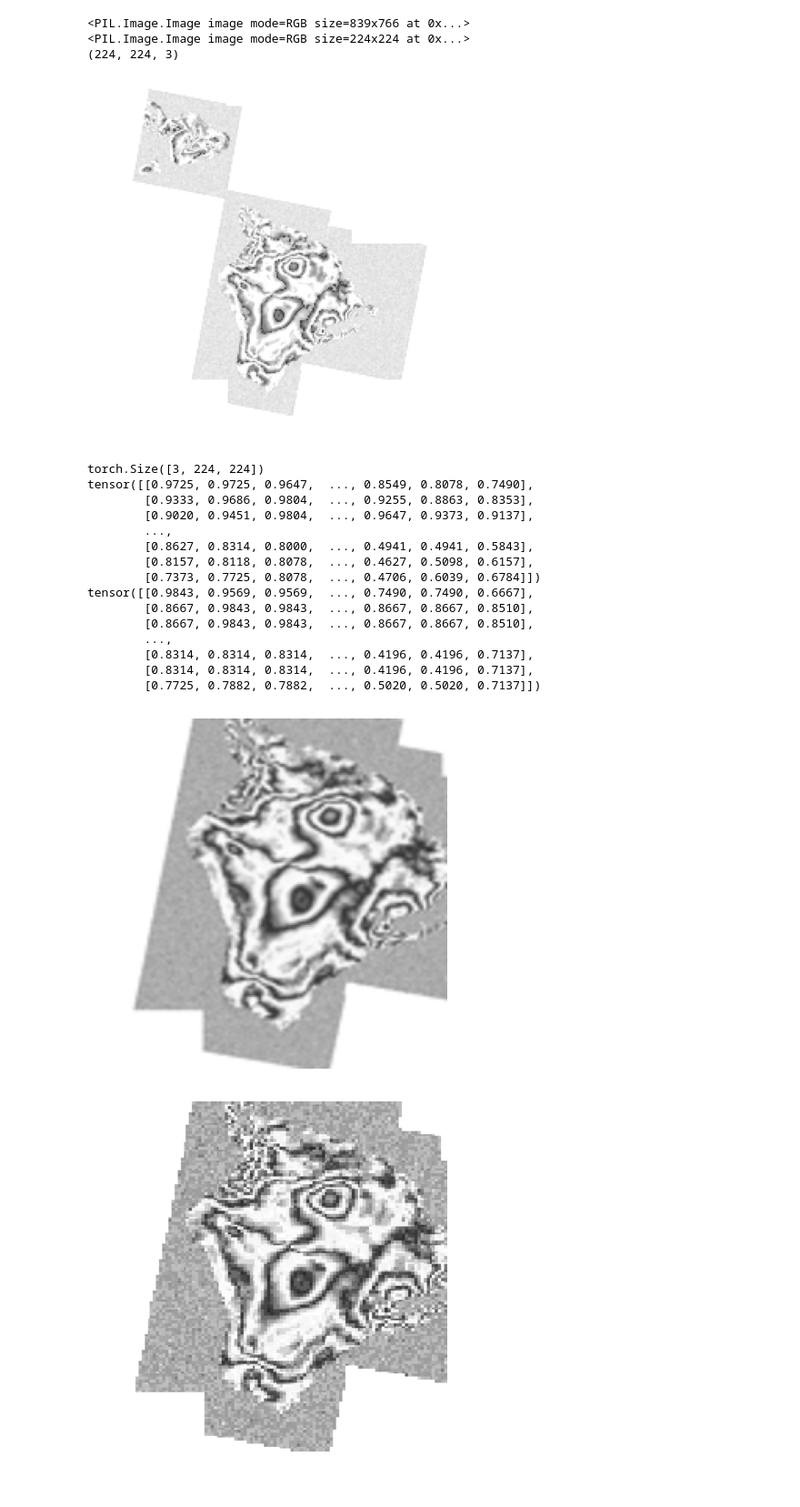
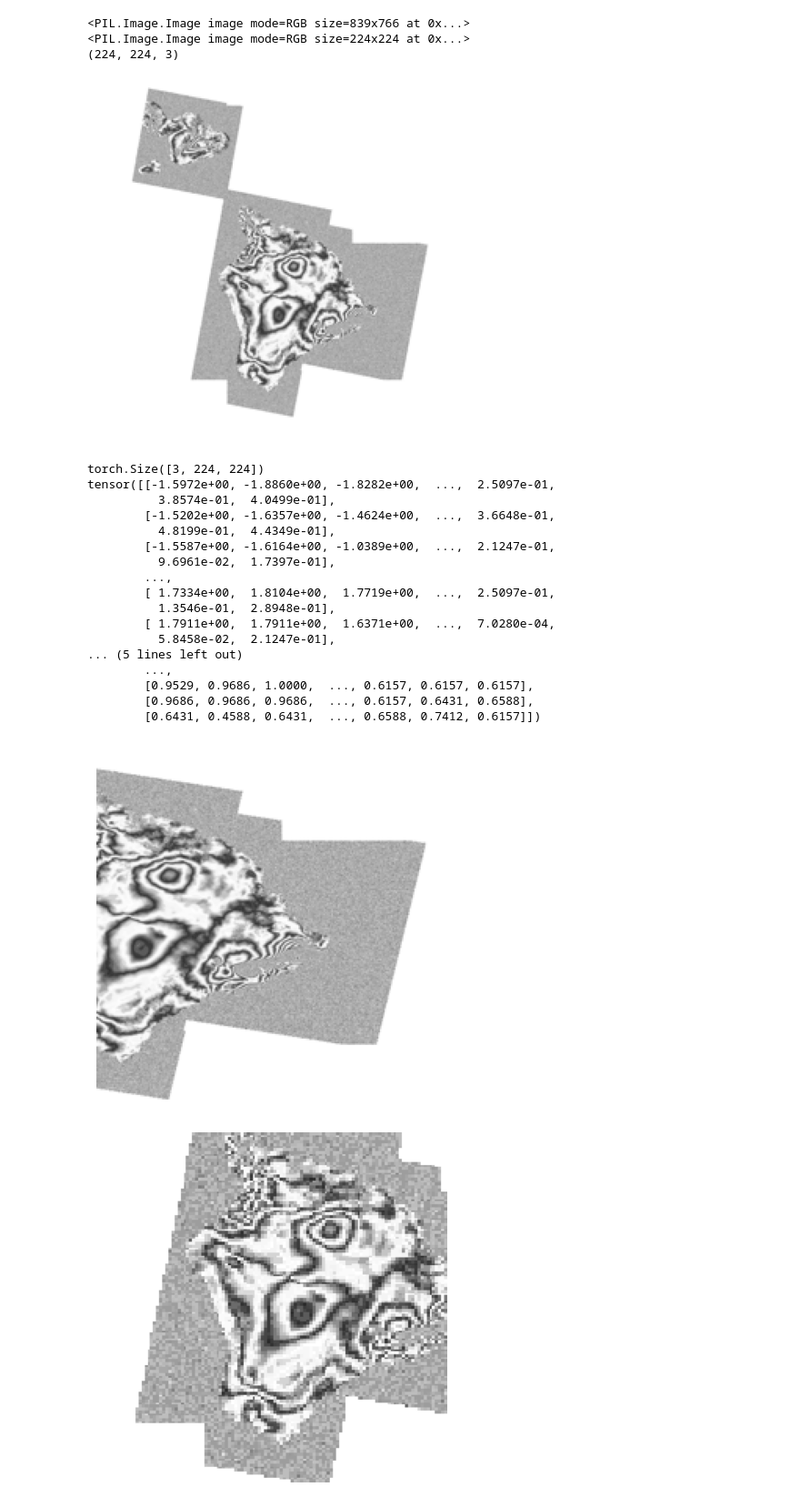
Before and after one commit to CBurton90/ifg-ssl, a Jupyter notebook: hephaestus/MAE_visualize_hephaestus.ipynb, the cells around one changed output. Shown at 91% size. Cells and saved outputs as stored; diff of their text form; code cells hidden in the pictures.

```diff
--- a/hephaestus/MAE_visualize_hephaestus.ipynb
+++ b/hephaestus/MAE_visualize_hephaestus.ipynb
@@ -10,11 +10,14 @@ import random
 from PIL import ImageFile
 
 import MAE.models_mae as models_mae
+# %%
+hephaestus_mean = np.array([0.6077, 0.6077, 0.6077])
+hephaestus_std = np.array([0.2037, 0.2037, 0.2037])
 # %%
 def show_image(image, title=''):
     # image is [H x W x 3]
     assert image.shape[2] == 3
-    plt.imshow(torch.clip((image*255), 0, 255).int())
+    plt.imshow(torch.clip((image* hephaestus_std + hephaestus_mean)* 255, 0, 255).int())
     plt.title(title, fontsize=16)
     plt.axis('off')
     return
@@ -30,10 +33,10 @@ def run_one_image(img, model):
     x = torch.tensor(img)
     x = x.unsqueeze(dim=0)
     print(x.shape)
-    # x = torch.einsum('nhwc->nchw', x)
-    # print(x.shape)
+    x = torch.einsum('nhwc->nchw', x)
+    print(x.shape)
 
-    loss, y, mask = model(x.float(), mask_ratio=0.35)
+    loss, y, mask = model(x.float(), mask_ratio=0.60)
     y = model.unpatchify(y)
     y = torch.einsum('nchw->nhwc', y).detach().cpu()
 
@@ -78,14 +81,16 @@ img = ImageFile.Image.open(img_path).convert('RGB')
 print(img)
 img = img.resize((224,224))
 print(img)
-t = transforms.Compose([transforms.ColorJitter(brightness=.5, hue=.3), transforms.Grayscale(num_output_channels=3)])
+t = transforms.Compose([transforms.Grayscale(num_output_channels=3)])
 img = t(img)
 # img = np.tile(np.array(img), (3,1,1)).transpose(1,2,0)/255
 # print(img.shape)
 img = np.array(img) /255
 print(img.shape)
+assert img.shape == (224, 224, 3)
 
-assert img.shape == (224, 224, 3)
+img = img - hephaestus_mean
+img = img / hephaestus_std
 
 plt.rcParams['figure.figsize'] = [10, 5]
 show_image(torch.tensor(img))
@@ -93,43 +98,49 @@ show_image(torch.tensor(img))
 <PIL.Image.Image image mode=RGB size=839x766 at 0x...>
 <PIL.Image.Image image mode=RGB size=224x224 at 0x...>
 (224, 224, 3)
-[figure, old version]
+[figure, new version]
 # %%
 #Transform Grayscale + ToTensor (which normalizes /255)
-seed = 93
+seed = 41
 torch.manual_seed(seed)
 random.seed(seed)
 
 img1 = ImageFile.Image.open(img_path).convert('RGB')
-img1 = img1.resize((224,224))
+# img1 = img1.resize((224,224))
 img2 = ImageFile.Image.open(img_path)
-img2 = img2.resize((224,224))
-transform = transforms.Compose([transforms.RandomResizedCrop(224, scale=(0.1, 1.0), interpolation=3), transforms.Grayscale(num_output_channels=3), transforms.ToTensor()])
+# img2 = img2.resize((224,224))
+transform = transforms.Compose([transforms.RandomResizedCrop(224, scale=(0.15, 1.0), interpolation=3), transforms.Grayscale(num_output_channels=3), transforms.ToTensor()])
 # transform = transforms.Compose([transforms.CenterCrop(size=(224,224)), transforms.Grayscale(num_output_channels=3), transforms.ToTensor()])
 
 img1, img2 = transform(img1, img2)
 print(img1.shape)
-show_image(img1.permute(1,2,0))
 
-print(img1[0, 100:150, 100:150])
+img1 = img1.permute(1,2,0) - hephaestus_mean
+img1 = img1 / hephaestus_std
+
+show_image(img1)
+
+print(img1[100:150, 100:150, 0])
 print(img2[0, 100:150, 100:150])
 # %% [output]
 torch.Size([3, 224, 224])
-tensor([[0.9725, 0.9725, 0.9647,  ..., 0.8549, 0.8078, 0.7490],
-        [0.9333, 0.9686, 0.9804,  ..., 0.9255, 0.8863, 0.8353],
-        [0.9020, 0.9451, 0.9804,  ..., 0.9647, 0.9373, 0.9137],
+tensor([[-1.5972e+00, -1.8860e+00, -1.8282e+00,  ...,  2.5097e-01,
+          3.8574e-01,  4.0499e-01],
+        [-1.5202e+00, -1.6357e+00, -1.4624e+00,  ...,  3.6648e-01,
+          4.8199e-01,  4.4349e-01],
+        [-1.5587e+00, -1.6164e+00, -1.0389e+00,  ...,  2.1247e-01,
+          9.6961e-02,  1.7397e-01],
         ...,
-        [0.8627, 0.8314, 0.8000,  ..., 0.4941, 0.4941, 0.5843],
-        [0.8157, 0.8118, 0.8078,  ..., 0.4627, 0.5098, 0.6157],
-        [0.7373, 0.7725, 0.8078,  ..., 0.4706, 0.6039, 0.6784]])
-tensor([[0.9843, 0.9569, 0.9569,  ..., 0.7490, 0.7490, 0.6667],
-        [0.8667, 0.9843, 0.9843,  ..., 0.8667, 0.8667, 0.8510],
-        [0.8667, 0.9843, 0.9843,  ..., 0.8667, 0.8667, 0.8510],
+        [ 1.7334e+00,  1.8104e+00,  1.7719e+00,  ...,  2.5097e-01,
+          1.3546e-01,  2.8948e-01],
+        [ 1.7911e+00,  1.7911e+00,  1.6371e+00,  ...,  7.0280e-04,
+          5.8458e-02,  2.1247e-01],
+... (5 lines left out)
         ...,
-        [0.8314, 0.8314, 0.8314,  ..., 0.4196, 0.4196, 0.7137],
-        [0.8314, 0.8314, 0.8314,  ..., 0.4196, 0.4196, 0.7137],
-        [0.7725, 0.7882, 0.7882,  ..., 0.5020, 0.5020, 0.7137]])
+        [0.9529, 0.9686, 1.0000,  ..., 0.6157, 0.6157, 0.6157],
+        [0.9686, 0.9686, 0.9686,  ..., 0.6157, 0.6431, 0.6588],
+        [0.6431, 0.4588, 0.6431,  ..., 0.6588, 0.7412, 0.6157]])
-[figure, old version]
+[figure, new version]
 # %%
 show_image(img2.permute(1,2,0))
 # %% [output]
```
Also changed, not shown: parts of 4 cells of this notebook.
